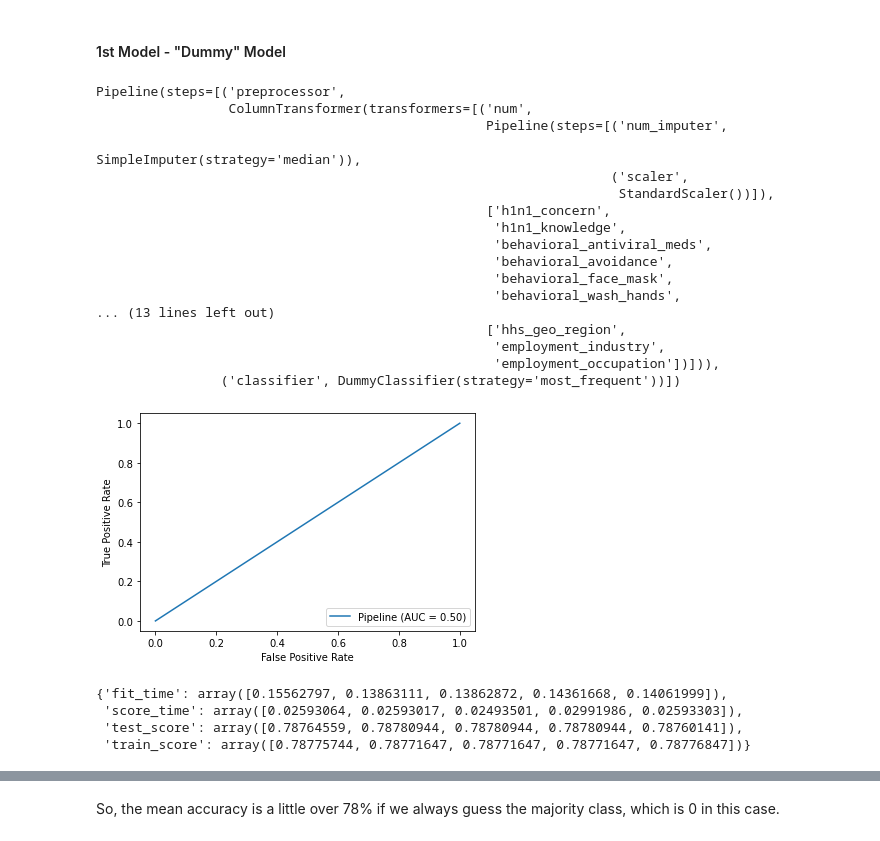
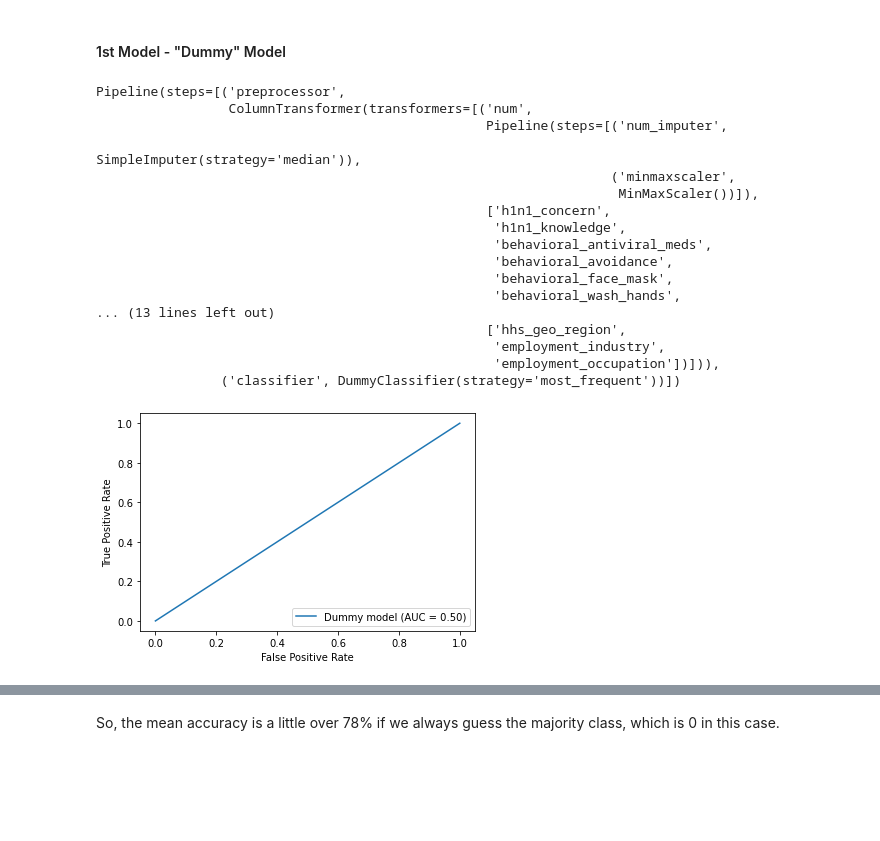
Before and after one commit to emykes/Flu_Vaccination_ML, a Jupyter notebook: Notebooks/Emine/Project3_Emine.ipynb, the cells around one changed output, grey strips where cells are left out. Saved outputs shown, nothing was run; the diff lists cells and outputs as text; code cells hidden in the pictures; blank space fills up the shorter version.

```diff
--- a/Notebooks/Emine/Project3_Emine.ipynb
+++ b/Notebooks/Emine/Project3_Emine.ipynb
@@ -461,14 +372,14 @@ dummy_model = Pipeline(steps=[
     ('classifier', DummyClassifier(strategy="most_frequent"))
 ])
 # %%
-dummy_model.fit(X_train, y_train)
+dummy_model.fit(X_tr, y_tr)
 # %% [output]
 Pipeline(steps=[('preprocessor',
                  ColumnTransformer(transformers=[('num',
                                                   Pipeline(steps=[('num_imputer',
                                                                    SimpleImputer(strategy='median')),
-                                                                  ('scaler',
-                                                                   StandardScaler())]),
+                                                                  ('minmaxscaler',
+                                                                   MinMaxScaler())]),
                                                   ['h1n1_concern',
                                                    'h1n1_knowledge',
                                                    'behavioral_antiviral_meds',
@@ -480,14 +391,7 @@ Pipeline(steps=[('preprocessor',
                                                    'employment_industry',
                                                    'employment_occupation'])])),
                 ('classifier', DummyClassifier(strategy='most_frequent'))])
-# %%
-plot_roc_curve(dummy_model, X_train, y_train);
-# %% [output]
-[figure, removed]
-# %%
-cross_validate(dummy_model, X_train, y_train, return_train_score=True)
-# %% [output]
-{'fit_time': array([0.15562797, 0.13863111, 0.13862872, 0.14361668, 0.14061999]),
- 'score_time': array([0.02593064, 0.02593017, 0.02493501, 0.02991986, 0.02593303]),
- 'test_score': array([0.78764559, 0.78780944, 0.78780944, 0.78780944, 0.78760141]),
- 'train_score': array([0.78775744, 0.78771647, 0.78771647, 0.78771647, 0.78776847])}
+# %%
+plot_roc_curve(dummy_model, X_tr, y_tr, name='Dummy model');
+# %% [output]
+[figure, added]
```
Also changed, not shown: parts of 127 cells of this notebook.
